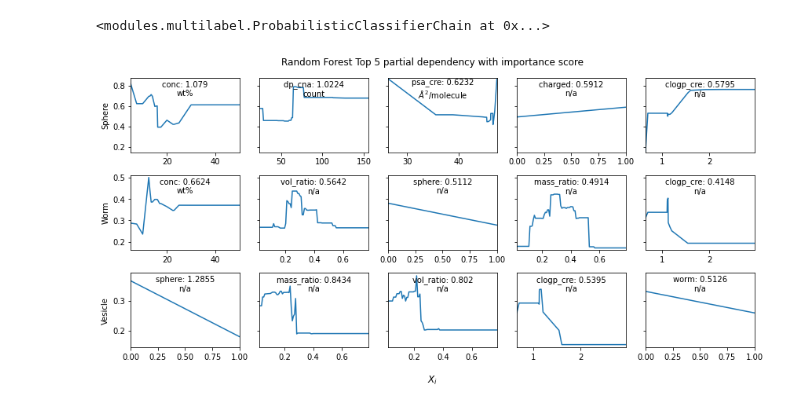
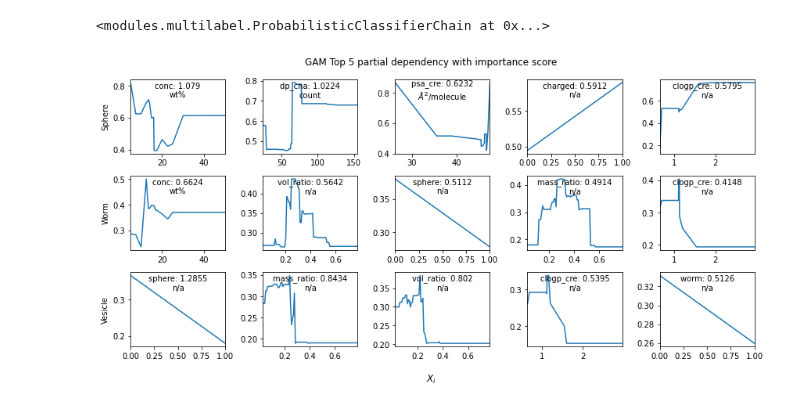
Before and after one commit to marioboley/PISA_ML, a Jupyter notebook: gam.ipynb, the cells around one changed output. Saved outputs shown, nothing was run; the diff lists cells and outputs as text; code cells hidden in the pictures.

```diff
--- a/gam.ipynb
+++ b/gam.ipynb
@@ -15,12 +15,11 @@ gam_pcc.fit(data.x1, data.y)
 # %% [output]
 <modules.multilabel.ProbabilisticClassifierChain at 0x...>
 # %%
-data1 = pd.concat([data.abbrev_x1, data.y], axis=1)
+num_importance = 5
+plot_model_partial_dependency(gam_pcc.fitted_, data1, num_importance, data.unit_comp, figsize=(12, 6),  sharey='none')
+plt.suptitle('GAM Top {} partial dependency with importance score'.format(num_importance))
+plt.savefig(os.path.join(OUTPUTPATH, 'GAM_Top_5_partial_dependency.pdf'), bbox_inches='tight', pad_inches=0)
 
-num_importance = 5
-plot_model_partial_dependency(gam_pcc.fitted_, data1, num_importance, data.unit_comp, figsize=(12, 6))
-plt.suptitle('Random Forest Top {} partial dependency with importance score'.format(num_importance))
-plt.savefig(os.path.join(OUTPUTPATH, 'GAM_Top_5_partial_dependency.pdf'), bbox_inches='tight', pad_inches=0)
 plt.show()
 # %% [output]
-[figure, old version]
+[figure, new version]
```
Also changed, not shown: parts of 1 cell of this notebook, 1 other file.
